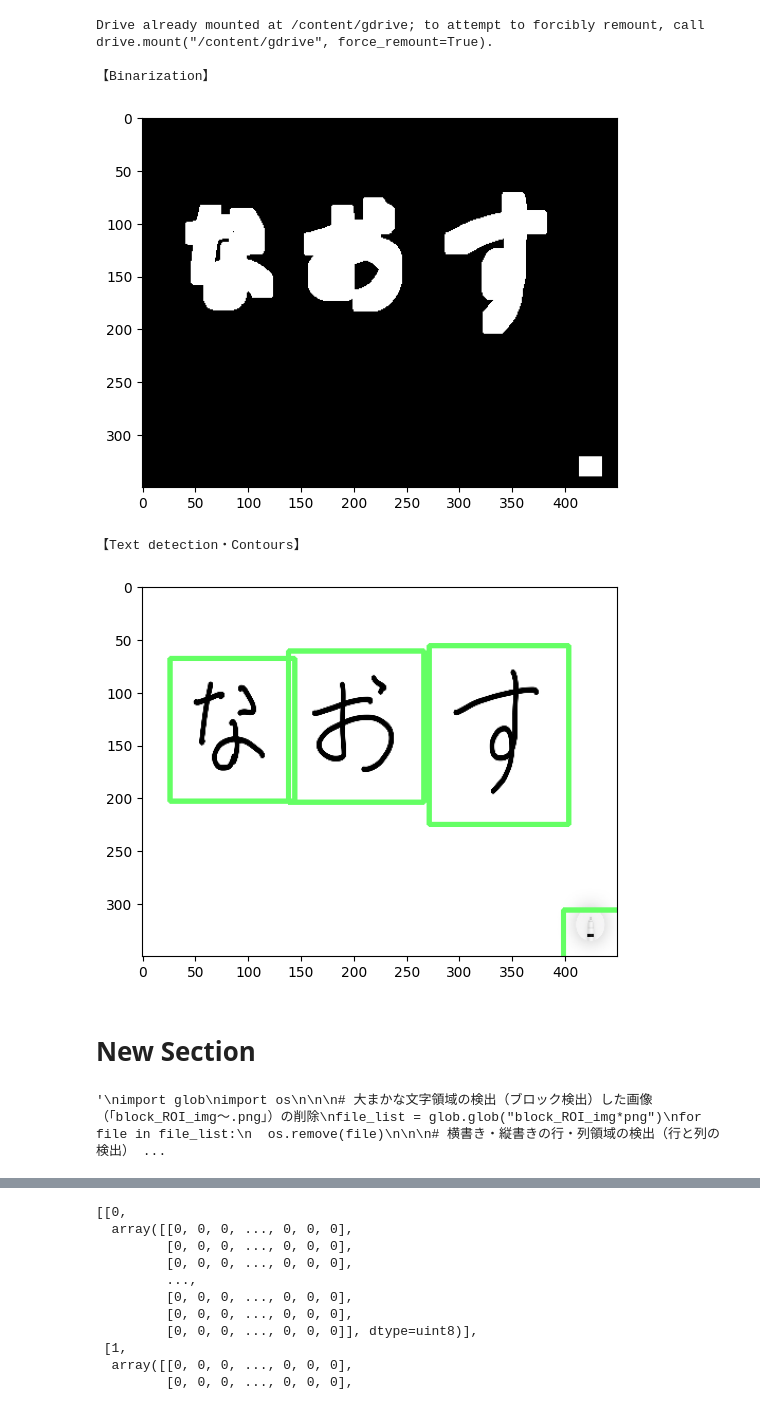
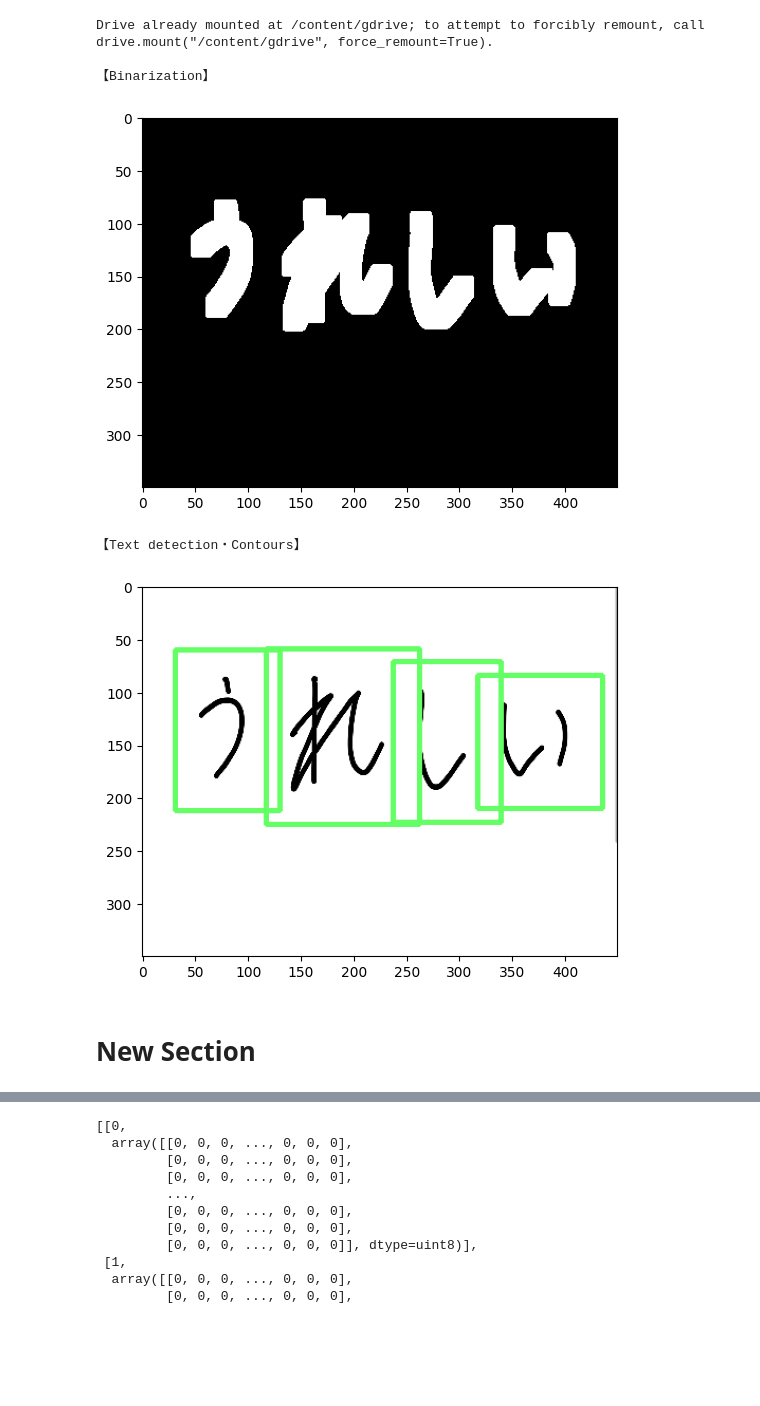
Before and after one commit to beatlesatani/OCR_project, a Jupyter notebook: Japanese_handwritten_text_detection_horizontal_vertical.ipynb, the cells around one changed output, grey strips where cells are left out. Drawn from its saved outputs; the diff is of its cells as text; code cells hidden in the pictures; blank space fills up the shorter version.

```diff
--- a/Japanese_handwritten_text_detection_horizontal_vertical.ipynb
+++ b/Japanese_handwritten_text_detection_horizontal_vertical.ipynb
@@ -10,13 +10,12 @@ import numpy as np
 from imutils import contours
 import matplotlib.pyplot as plt
 import glob
-from natsort import natsorted # ファイルを自然順（0,1,2,3,・・,20,21,・・30,31,・・）に並べるために「natsort」を利用
-
+from natsort import natsorted
 from google.colab import drive
 drive.mount('/content/gdrive')
 
 #### ２．set up pictures ####
-input_file = "/content/gdrive/MyDrive/pictures/fix.png"
+input_file = "/content/gdrive/MyDrive/pictures/happy.png"
 
 
 
@@ -26,8 +25,6 @@ input_file = "/content/gdrive/MyDrive/pictures/fix.png"
 block_kernel_hight = 5  # カーネルの縦の高さ
 block_kernel_width = 5  # カーネルの横の幅
 block_iterations = 4    # 膨張処理回数
-
-
 
 # 輪郭のカット設定
 # ブロック検出：文字領域検出した輪郭の「横幅」が、以下の範囲なら輪郭を残す
@@ -93,70 +90,45 @@ def block_contours (OCR_input_file):
       continue
 
     x_fix = x-15
-    y_fix = y-15
-    w_fix = w+35
-    h_fix = h+35
+    y_fix = y-18
+    w_fix = w+40
+    h_fix = h+40
 
     # extract  (capture rectangle and each image is in the rectangle)
     block_ROI = img[y_fix:y_fix+h_fix, x_fix:x_fix+w_fix]
     cv2.imwrite('block_ROI_img{}.png'.format(block_ROI_index), block_ROI)
     block_ROI_index += 1
 
     #result.append([x, y, w, h])
     result.append([x_fix,y_fix,w_fix,h_fix])
 
 
   # 画面に矩形の輪郭を描画 （描画機能）
   for x, y, w, h in result:
       cv2.rectangle(img, (x, y), (x+w, y+h), (100, 255, 100), 3)
 
 
   # 解説用のコメント（文字領域の輪郭検出・抽出）
   print('\n【Text detection・Contours】')
 
   # 文字領域の輪郭検出・抽出結果の表示
   plt.imshow(cv2.cvtColor(img, cv2.COLOR_BGR2RGB))
   plt.savefig('block_text-detection.png', dpi=300)
   plt.show()
 
 
 
 ## 大まかな文字領域の検出（ブロック検出）の関数（block_contours）の実行
 block_contours (input_file)
 # %% [output]
 Drive already mounted at /content/gdrive; to attempt to forcibly remount, call drive.mount("/content/gdrive", force_remount=True).
 
 【Binarization】
-[figure, old version]
+[figure, new version]
 【Text detection・Contours】
-[figure, old version]
+[figure, new version]
 # %% [markdown]
 # New Section
-# %%
-'''
-import glob
-import os
-
-
-# 大まかな文字領域の検出（ブロック検出）した画像（「block_ROI_img〜.png」）の削除
-file_list = glob.glob("block_ROI_img*png")
-for file in file_list:
-  os.remove(file)
-
-
-# 横書き・縦書きの行・列領域の検出（行と列の検出）した画像（「row_column_ROI_img〜.png」）の削除
-file_list = glob.glob('row_column_ROI_img*png')
-for file in file_list:
-  os.remove(file)
-
-
-# 個別の文字の検出（文字検出）画像（「OCR_img〜.png」）の削除
-file_list = glob.glob('OCR_img*png')
-for file in file_list:
-  os.remove(file)
-'''
-# %% [output]
-'\nimport glob\nimport os\n\n\n# 大まかな文字領域の検出（ブロック検出）した画像（「block_ROI_img〜.png」）の削除\nfile_list = glob.glob("block_ROI_img*png")\nfor file in file_list:\n  os.remove(file)\n\n\n# 横書き・縦書きの行・列領域の検出（行と列の検出） ...
 # %%
 from tensorflow.keras.models import load_model
 model = load_model("/content/gdrive/MyDrive/hiragana_recognition_cnn.h5")
```
Also changed, not shown: parts of 6 cells of this notebook.
